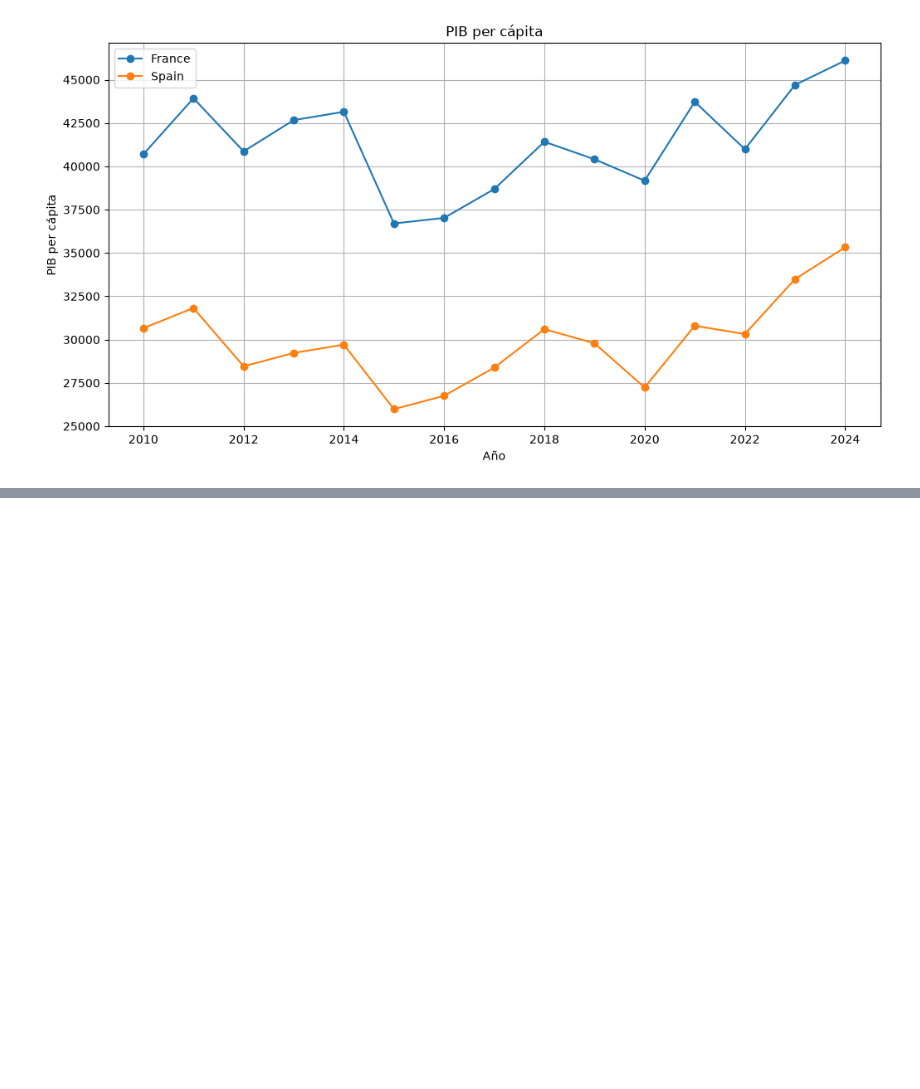
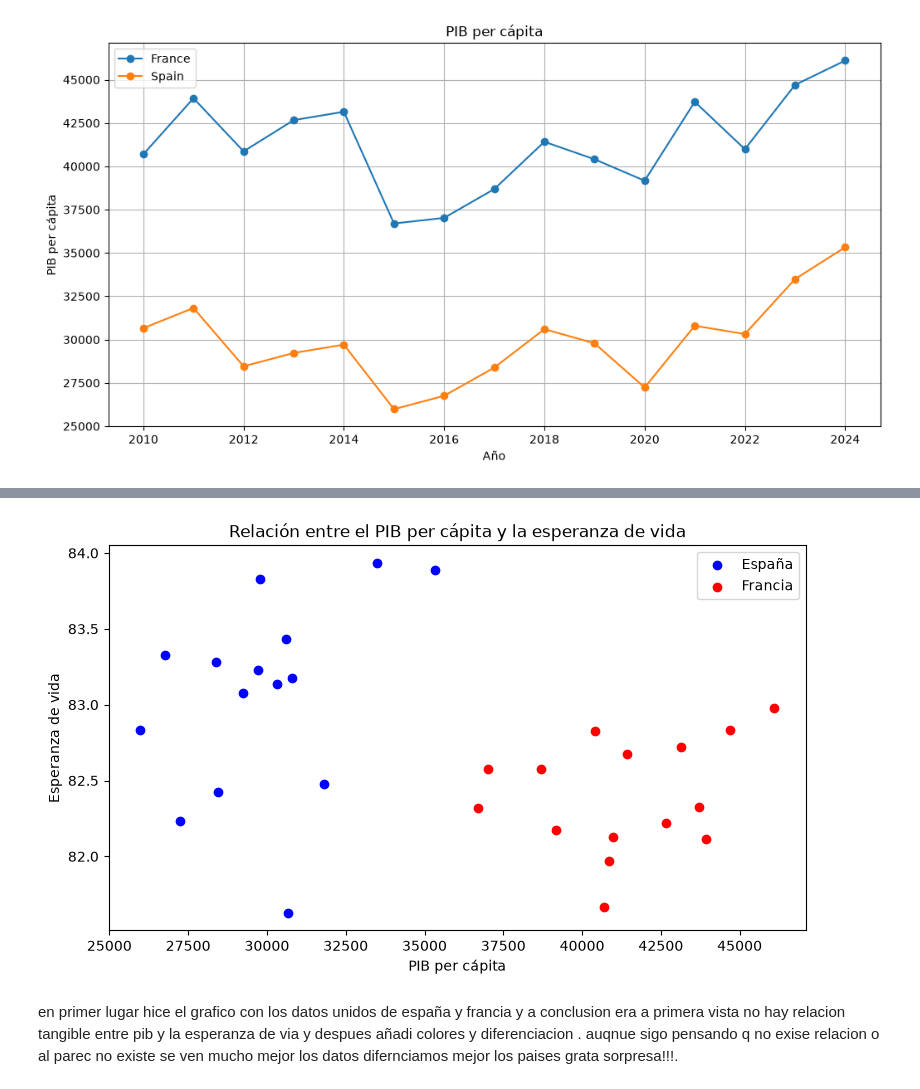
Before and after one commit to sergiocaceresbas/interacting-with-api-python-project-tutorial, a Jupyter notebook: src/explore.ipynb, the cells around one changed output, grey strips where cells are left out. Saved outputs shown, nothing was run; the diff lists cells and outputs as text; code cells hidden in the pictures; blank space fills up the shorter version.

```diff
--- a/src/explore.ipynb
+++ b/src/explore.ipynb
@@ -300,0 +322,2 @@ plt.show()
+# %%
+df_vida = pd.DataFrame(datos)      # Convierto la lista en dataframe
@@ -300,0 +352,7 @@ plt.show()
+# %%
+df_vida_limpio["country"] = df_vida_limpio["country"].replace({
+    "ESP": "Spain",
+    "FRA": "France"
+})  # Cambio los códigos por los mismos nombres que usa la tabla del PIB
+
+df_vida_limpio["country"].unique()  # Compruebo que ahora aparecen Spain y France
@@ -300,0 +363,9 @@ plt.show()
+# %%
+df_completo = pd.merge(
+    df,
+    df_vida_limpio,
+    on=["country", "year"],
+    how="inner"
+)  # Uno las dos tablas usando el país y el año como referencia
+
+df_completo.head()  # Compruebo que el resultado es correcto
@@ -300,0 +379,30 @@ plt.show()
+# %%
+df_espana = df_completo[df_completo["country"] == "Spain"]  # Creo una tabla solo con los datos de España
+
+df_francia = df_completo[df_completo["country"] == "France"]  # Creo una tabla solo con los datos de Francia
+# %%
+plt.figure(figsize=(9, 5))  # Creo una figura con un tamaño cómodo para visualizar los datos
+
+plt.scatter(
+    df_espana["gdp_per_capita"],
+    df_espana["life_expectancy"],
+    color="blue",
+    label="España"
+)  # Dibujo los puntos de España en azul
+
+plt.scatter(
+    df_francia["gdp_per_capita"],
+    df_francia["life_expectancy"],
+    color="red",
+    label="Francia"
+)  # Dibujo los puntos de Francia en rojo
+
+plt.xlabel("PIB per cápita")  # Escribo el nombre del eje X
+plt.ylabel("Esperanza de vida")  # Escribo el nombre del eje Y
+plt.title("Relación entre el PIB per cápita y la esperanza de vida")  # Añado un título al gráfico
+plt.legend()  # Muestro la leyenda con el color de cada país
+plt.show()  # Muestro el gráfico
+# %% [output]
+[figure, added]
+# %% [markdown]
+en primer lugar hice el grafico con los datos unidos de españa y francia y a conclusion era a primera vista no hay relacion tangible entre pib y la esperanza de via y despues añadi colores y diferenciacion . auqnue sigo pensando q no exise relacion o al parec no existe se ven mucho mejor los datos difernciamos mejor los paises grata sorpresa!!!.
```
Also changed, not shown: parts of 9 cells of this notebook.
